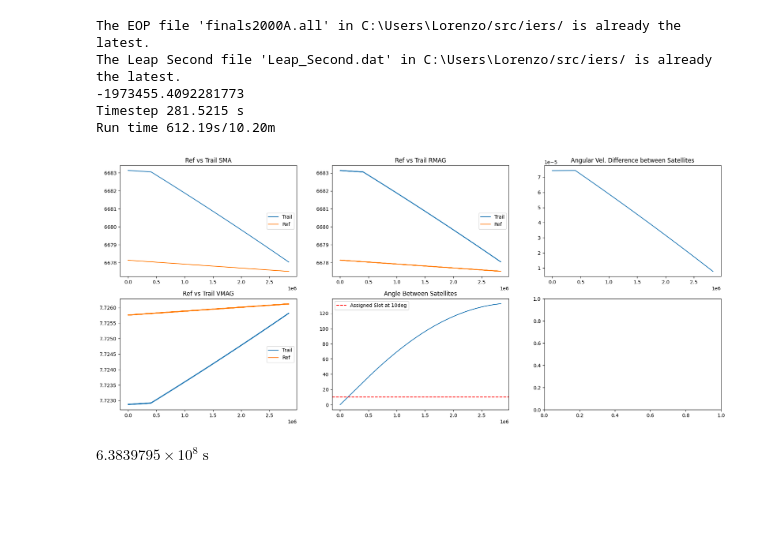
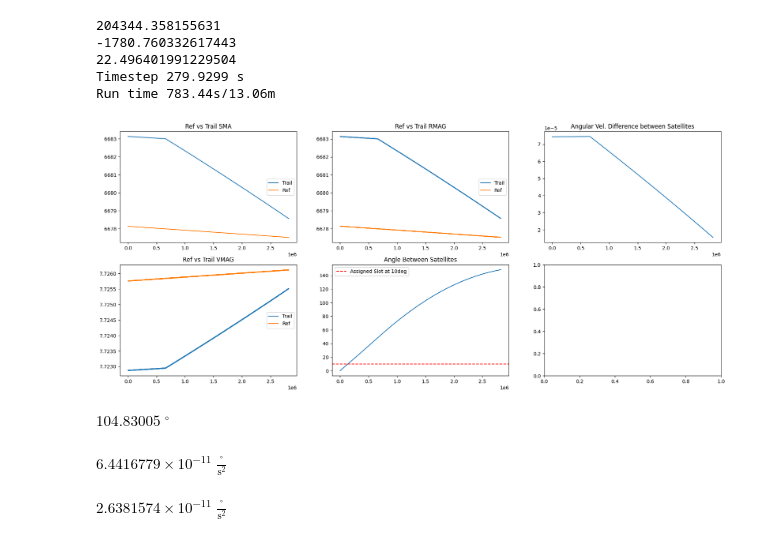
Before and after one commit to regalkuva/gmat_lorenzo, a Jupyter notebook: my_scripts/differential_drag/diff_drag_notes_2.ipynb, the cells around one changed output. Drawn from its saved outputs; the diff is of its cells as text; code cells hidden in the pictures; blank space fills up the shorter version.

```diff
--- a/my_scripts/differential_drag/diff_drag_notes_2.ipynb
+++ b/my_scripts/differential_drag/diff_drag_notes_2.ipynb
@@ -83,45 +83,50 @@ ang_vel_list = []
 refsmalist = []
 trailsmalist = []
 
-days_attempt = 30
+days_attempt = 35
 delta_t_tot  = 0
 
 start_date_ts = datetime.timestamp(start_date)
 
-#while reference_orbit.n.value > trailing_orbit.n.value:
+#while reference_orbit.a.value < trailing_orbit.a.value:
 
-trailing_orbit_ld = trailing_orbit.propagate(trailing_orbit.period*days_attempt, method=CowellPropagator(rtol=1e-5, f=pertubations_coesa_low))
-trailing_orbit_hd = trailing_orbit.propagate(trailing_orbit.period*days_attempt, method=CowellPropagator(rtol=1e-5, f=pertubations_coesa_high))
+while np.abs(days_attempt*86400 - delta_t_tot) > 1000:
+
+    if delta_t_tot > 0:
+        days_attempt = (delta_t_tot*(u.s)).to_value(u.day)
+
+    trailing_orbit_ld = trailing_orbit.propagate(trailing_orbit.period*days_attempt, method=CowellPropagator(rtol=1e-5, f=pertubations_coesa_low))
+    trailing_orbit_hd = trailing_orbit.propagate(trailing_orbit.period*days_attempt, method=CowellPropagator(rtol=1e-5, f=pertubations_coesa_high))
 
 
-ang_vel_trail_0 = (360 << u.deg) / trailing_orbit.period
-ang_vel_ref_0 = (360 << u.deg) / reference_orbit.period
+    ang_vel_trail_0 = (360 << u.deg) / trailing_orbit.period
+    ang_vel_ref_0 = (360 << u.deg) / reference_orbit.period
 
-ang_vel_trail_ld_1 = (360 << u.deg) / trailing_orbit_ld.period
-ang_vel_trail_hd_1 = (360 << u.deg) / trailing_orbit_hd.period
+    ang_vel_trail_ld_1 = (360 << u.deg) / trailing_orbit_ld.period
+    ang_vel_trail_hd_1 = (360 << u.deg) / trailing_orbit_hd.period
 
-ang_acc_trail_ld = (ang_vel_trail_ld_1 - ang_vel_trail_0) / (trailing_orbit.period*days_attempt)
-ang_acc_trail_hd = (ang_vel_trail_hd_1 - ang_vel_trail_0) / (trailing_orbit.period*days_attempt)
+    ang_acc_trail_ld = (ang_vel_trail_ld_1 - ang_vel_trail_0) / (trailing_orbit.period*days_attempt)
+    ang_acc_trail_hd = (ang_vel_trail_hd_1 - ang_vel_trail_0) / (trailing_orbit.period*days_attempt)
 
-ang_acc_hd_vs_ld = ang_acc_trail_hd - ang_acc_trail_ld
+    ang_acc_hd_vs_ld = ang_acc_trail_hd - ang_acc_trail_ld
 
-ang_diff = angle_between(trailing_orbit.r.value,reference_orbit.r.value)
-ang_vel_diff = ang_vel_trail_0 - ang_vel_ref_0
+    ang_diff = angle_between(trailing_orbit.r.value,reference_orbit.r.value)
+    ang_vel_diff = ang_vel_trail_0 - ang_vel_ref_0
 
-delta_t_hd = - ang_vel_diff / ang_acc_hd_vs_ld
-ang_travelled = 0.5 * ang_acc_hd_vs_ld * delta_t_hd**2
-delta_t_wait = (ang_travelled - (10<<u.deg)) / ang_vel_trail_0
+    delta_t_hd = - ang_vel_diff / ang_acc_hd_vs_ld
+    ang_travelled = 0.5 * ang_acc_trail_hd * delta_t_hd**2
+    delta_t_wait = (ang_travelled - (100<<u.deg)) / ang_vel_trail_0
 
-delta_t_tot = delta_t_wait.value + delta_t_hd.value
+    delta_t_tot = delta_t_wait.value + delta_t_hd.value
 
-stop_date_ts = datetime.timestamp(start_date + timedelta(seconds = delta_t_tot))
-sample_num = 9*1*16*7*10
-timestamps = np.linspace(start_date_ts, stop_date_ts, sample_num)
-time_step = (timestamps[1]-timestamps[0]) << u.s
+    stop_date_ts = datetime.timestamp(start_date + timedelta(seconds = delta_t_tot))
+    sample_num = 9*1*16*7*10
+    timestamps = np.linspace(start_date_ts, stop_date_ts, sample_num)
+    time_step = (timestamps[1]-timestamps[0]) << u.s
 
-print(days_attempt*86400 - delta_t_tot)
+    print(days_attempt*86400 - delta_t_tot)
 
-# days_attempt = delta_t_tot
+
 
 
 # fig, ax = plt.subplots(2, 3, figsize=(22,9), squeeze=False)
@@ -153,6 +158,7 @@ for timestamp in range(len(timestamps)):
     ang_vel_list.append(ang_vel_diff.value)
 
 start_date = datetime.fromtimestamp(stop_date_ts)
+days_attempt = 1
 
 fig, ax = plt.subplots(2, 3, figsize=(22,9), squeeze=False)
 
@@ -163,40 +169,48 @@ ax[0,0].set_title('Ref vs Trail SMA')
 
 ax[0,1].plot(elapsedsecs,rmag_trail,label='Trail')
 ax[0,1].plot(elapsedsecs,rmag_ref,label='Ref')
 ax[0,1].legend(loc = 'center right')
 ax[0,1].set_title('Ref vs Trail RMAG')
 
 ax[1,0].plot(elapsedsecs,vmag_trail,label='Trail')
 ax[1,0].plot(elapsedsecs,vmag_ref, label='Ref')
 ax[1,0].legend(loc = 'center right')
 ax[1,0].set_title('Ref vs Trail VMAG')
 
 # z = np.polyfit(elapsedsecs, angle_list, 1)
 # p = np.poly1d(z)
 
 ax[1,1].plot(elapsedsecs,angle_list)
 # ax[1,1].plot(elapsedsecs,p(elapsedsecs))
 ax[1,1].axhline(assignment,linestyle='--',color='red',label = f'Assigned Slot at {assignment}deg')
 ax[1,1].legend(loc = 'upper left')
 ax[1,1].set_title('Angle Between Satellites')
 
 ax[0,2].plot(elapsedsecs,ang_vel_list)
 ax[0,2].set_title('Angular Vel. Difference between Satellites')
 
 # plt.show(block=True)
 
 tic = time.time()
 print(f'Timestep {time_step:.4f}')
 print(f'Run time {tic-toc:.2f}s/{(tic-toc)/60:.2f}m')
 plt.show()
 # %% [output]
-The EOP file 'finals2000A.all' in C:\Users\Lorenzo/src/iers/ is already the latest.
-The Leap Second file 'Leap_Second.dat' in C:\Users\Lorenzo/src/iers/ is already the latest.
--1973455.4092281773
-Timestep 281.5215 s
-Run time 612.19s/10.20m
+204344.358155631
+-1780.760332617443
+22.496401991229504
+Timestep 279.9299 s
+Run time 783.44s/13.06m
-[figure, old version]
+[figure, new version]
-# %%
-delta_t_wait
-# %% [output]
-$6.3839795 \times 10^{8} \; \mathrm{s}$
+# %%
+ang_travelled
+# %% [output]
+$104.83005 \; \mathrm{{}^{\circ}}$
+# %%
+ang_acc_trail_hd
+# %% [output]
+$6.4416779 \times 10^{-11} \; \mathrm{\frac{{}^{\circ}}{s^{2}}}$
+# %%
+ang_acc_hd_vs_ld
+# %% [output]
+$2.6381574 \times 10^{-11} \; \mathrm{\frac{{}^{\circ}}{s^{2}}}$
```
Also changed, not shown: 2 other files.
